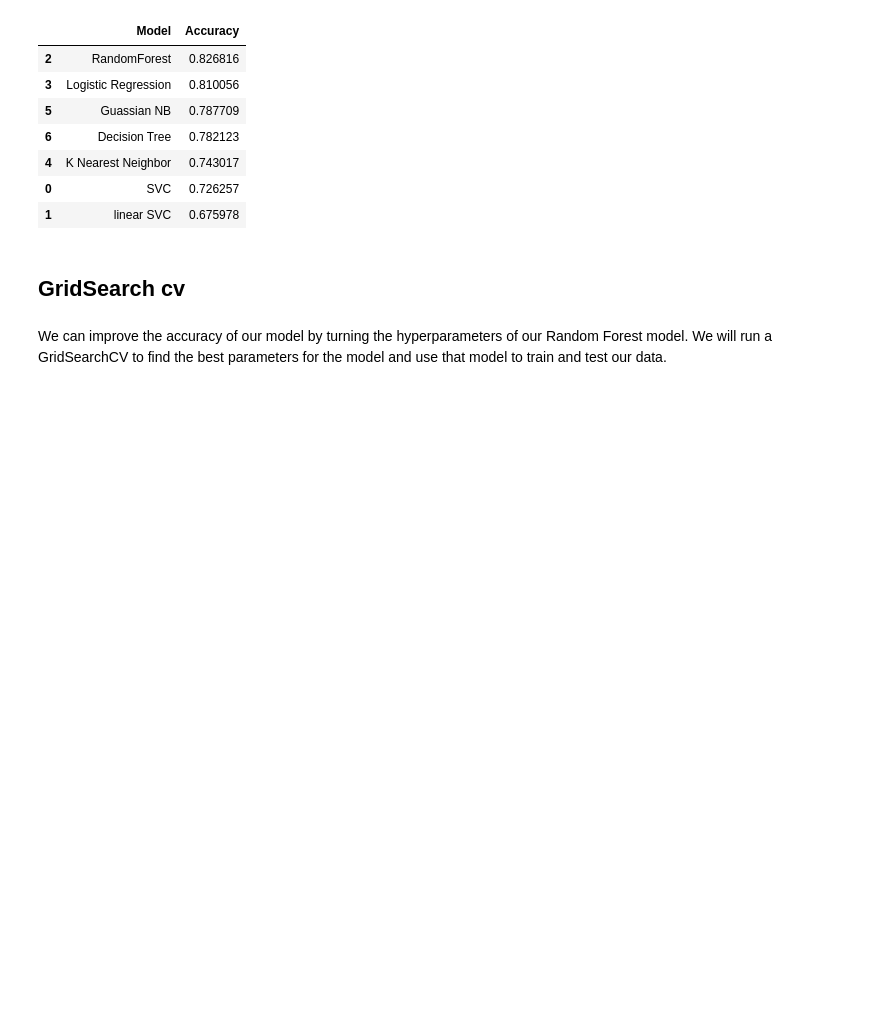
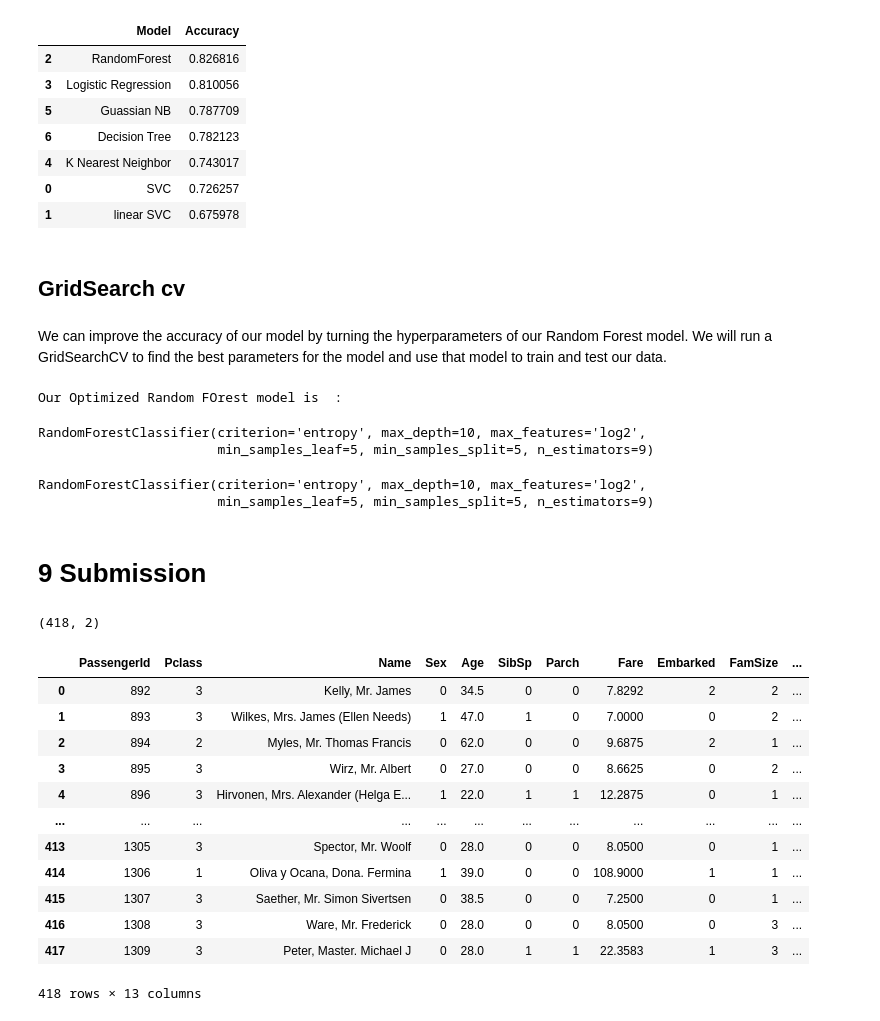
Before and after one commit to JohnMat7/Titanic_survivors_ml_contest_kaggle, a Jupyter notebook: ml to predict titanic survivors.ipynb, the cells around one changed output. Drawn from its saved outputs; the diff is of its cells as text; code cells hidden in the pictures; blank space fills up the shorter version.

Commit message:
submission and final results

```diff
--- a/ml to predict titanic survivors.ipynb
+++ b/ml to predict titanic survivors.ipynb
@@ -693,3 +721,64 @@ model_performance.sort_values(by="Accuracy",ascending=False)
 ## GridSearch cv
 # %% [markdown]
 We can improve the accuracy of our model by turning the hyperparameters of our Random Forest model. We will run a GridSearchCV to find the best parameters for the model and use that model to train and test our data.
+# %%
+rf_clf = RandomForestClassifier()
+
+parameters = {
+    "n_estimators":[4,5,6,7,8,9,10,15],
+    "criterion":['gini','entropy'],
+    "max_features":['auto','sqrt','log2'],
+    "max_depth":[2,3,5,10],
+    "min_samples_split":[2,3,5,10],
+    "min_samples_leaf":[1,5,8,10]
+    }
+
+grid_cv = GridSearchCV(rf_clf,parameters,scoring=make_scorer(accuracy_score))
+
+grid_cv.fit(X_train,y_train)
+
+print("Our Optimized Random FOrest model is  :")
+grid_cv.best_estimator_
+# %% [output]
+Our Optimized Random FOrest model is  :
+RandomForestClassifier(criterion='entropy', max_depth=10, max_features='log2',
+                       min_samples_leaf=5, min_samples_split=5, n_estimators=9)
+# %%
+rf_clf = grid_cv.best_estimator_
+
+rf_clf.fit(X_train,y_train)
+# %% [output]
+RandomForestClassifier(criterion='entropy', max_depth=10, max_features='log2',
+                       min_samples_leaf=5, min_samples_split=5, n_estimators=9)
+# %% [markdown]
+# 9 Submission
+# %%
+submission_predictions = rf_clf.predict(X_test)
+# %%
+# submission = pd.DataFrame({
+#     "Passenger":test,
+#     "Survived":submission_predictions
+# })
+
+test['Results']=submission_predictions
+
+submission.to_csv("titanic_1.csv",index=False)
+print(submission.shape)
+# %% [output]
+(418, 2)
+# %%
+test
+# %% [output]
+|  | PassengerId | Pclass | Name | Sex | Age | SibSp | Parch | Fare | Embarked | FamSize | ... |
+| 0 | 892 | 3 | Kelly, Mr. James | 0 | 34.5 | 0 | 0 | 7.8292 | 2 | 2 | ... |
+| 1 | 893 | 3 | Wilkes, Mrs. James (Ellen Needs) | 1 | 47.0 | 1 | 0 | 7.0000 | 0 | 2 | ... |
+| 2 | 894 | 2 | Myles, Mr. Thomas Francis | 0 | 62.0 | 0 | 0 | 9.6875 | 2 | 1 | ... |
+| 3 | 895 | 3 | Wirz, Mr. Albert | 0 | 27.0 | 0 | 0 | 8.6625 | 0 | 2 | ... |
+| 4 | 896 | 3 | Hirvonen, Mrs. Alexander (Helga E... | 1 | 22.0 | 1 | 1 | 12.2875 | 0 | 1 | ... |
+| ... | ... | ... | ... | ... | ... | ... | ... | ... | ... | ... | ... |
+| 413 | 1305 | 3 | Spector, Mr. Woolf | 0 | 28.0 | 0 | 0 | 8.0500 | 0 | 1 | ... |
+| 414 | 1306 | 1 | Oliva y Ocana, Dona. Fermina | 1 | 39.0 | 0 | 0 | 108.9000 | 1 | 1 | ... |
+| 415 | 1307 | 3 | Saether, Mr. Simon Sivertsen | 0 | 38.5 | 0 | 0 | 7.2500 | 0 | 1 | ... |
+| 416 | 1308 | 3 | Ware, Mr. Frederick | 0 | 28.0 | 0 | 0 | 8.0500 | 0 | 3 | ... |
+| 417 | 1309 | 3 | Peter, Master. Michael J | 0 | 28.0 | 1 | 1 | 22.3583 | 1 | 3 | ... |
+418 rows × 13 columns
```
Also changed, not shown: parts of 3 cells of this notebook, 2 other files.
